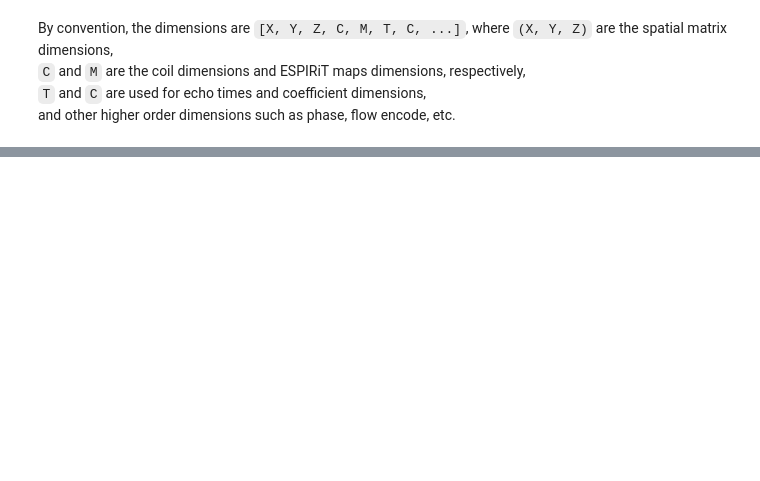
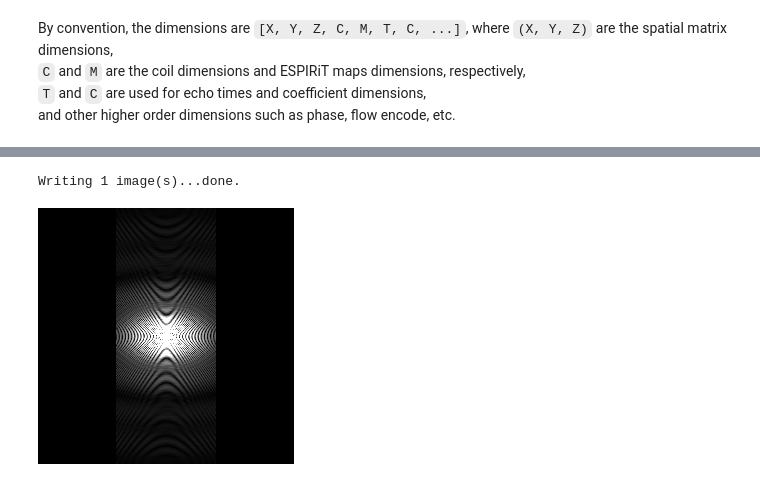
Before and after one commit to mrirecon/bart-workshop, a Jupyter notebook: demos/intro/intro.ipynb, the cells around one changed output, grey strips where cells are left out. Saved outputs shown, nothing was run; the diff lists cells and outputs as text; code cells hidden in the pictures; blank space fills up the shorter version.

```diff
--- a/demos/intro/intro.ipynb
+++ b/demos/intro/intro.ipynb
@@ -43,0 +160,8 @@ and other higher order dimensions such as phase, flow encode, etc.
+# %%
+# Multiply mask with k-space
+bart fmac shepp_logan mask_full shepp_logan_lp
+imshow shepp_logan_lp
+# view shepp_logan_lp
+# %% [output]
+Writing 1 image(s)...done.
+[figure, added]
```
Also changed, not shown: parts of 31 cells of this notebook.
